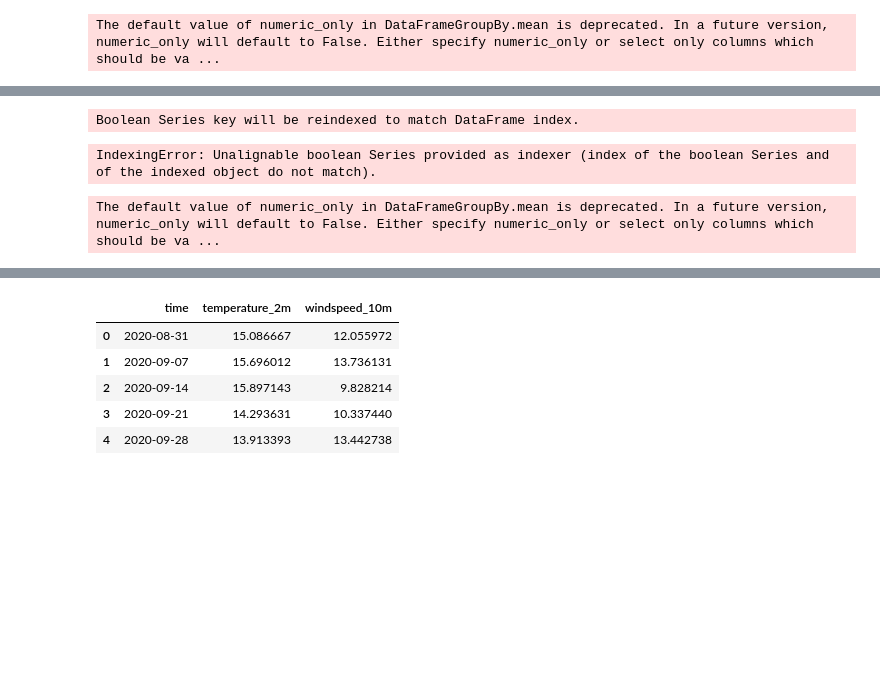
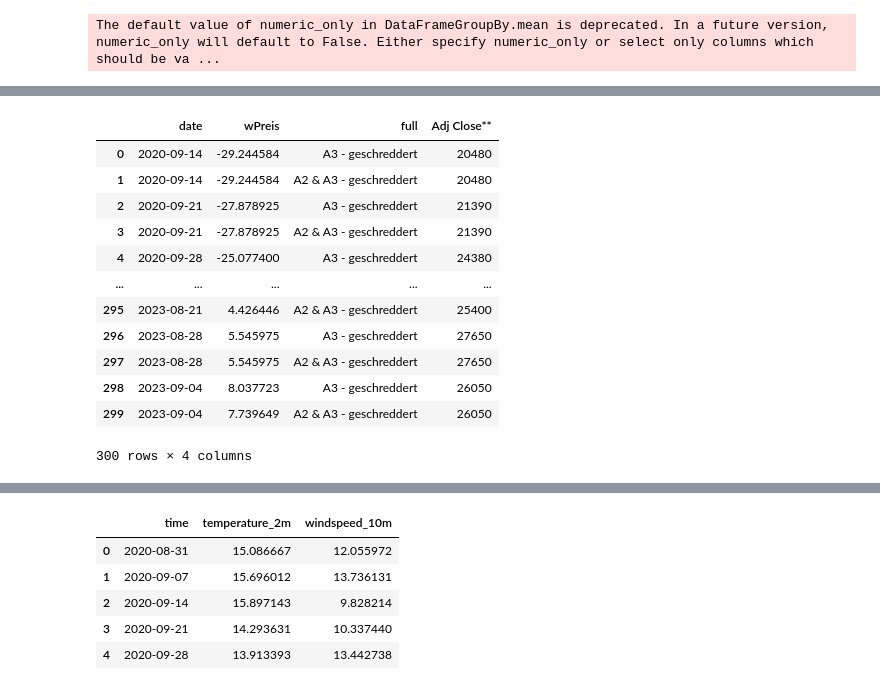
Before and after one commit to surajkarak/KIPA_DigiTrans, a Jupyter notebook: KIPA Project_DigiTrans.ipynb, the cells around one changed output, grey strips where cells are left out. Drawn from its saved outputs; the diff is of its cells as text; code cells hidden in the pictures; blank space fills up the shorter version.

```diff
--- a/KIPA Project_DigiTrans.ipynb
+++ b/KIPA Project_DigiTrans.ipynb
@@ -621,0 +620,3 @@ The default value of numeric_only in DataFrameGroupBy.mean is deprecated. In a f
+# %%
+gas = pd.read_excel('gas.xlsx')
+gas.head()
@@ -621,0 +630,2 @@ The default value of numeric_only in DataFrameGroupBy.mean is deprecated. In a f
+# %%
+gas["Date"] = pd.to_datetime(gas["Date"])
@@ -622,20 +635,39 @@ The default value of numeric_only in DataFrameGroupBy.mean is deprecated. In a f
+# %%
+combined_gas = pd.merge(TS5[['date', 'wPreis', 'full']], gas[['Date', 'Adj Close**']], left_on='date', right_on='Date', how='inner')
+# And drop the duplicate 'Date' column
+combined_gas = combined_gas.drop(columns='Date')
+combined_gas
+# %% [output]
+|  | date | wPreis | full | Adj Close** |
+| 0 | 2020-09-14 | -29.244584 | A3 - geschreddert | 20480 |
+| 1 | 2020-09-14 | -29.244584 | A2 & A3 - geschreddert | 20480 |
+| 2 | 2020-09-21 | -27.878925 | A3 - geschreddert | 21390 |
+| 3 | 2020-09-21 | -27.878925 | A2 & A3 - geschreddert | 21390 |
+| 4 | 2020-09-28 | -25.077400 | A3 - geschreddert | 24380 |
+| ... | ... | ... | ... | ... |
+| 295 | 2023-08-21 | 4.426446 | A2 & A3 - geschreddert | 25400 |
+| 296 | 2023-08-28 | 5.545975 | A3 - geschreddert | 27650 |
+| 297 | 2023-08-28 | 5.545975 | A2 & A3 - geschreddert | 27650 |
+| 298 | 2023-09-04 | 8.037723 | A3 - geschreddert | 26050 |
+| 299 | 2023-09-04 | 7.739649 | A2 & A3 - geschreddert | 26050 |
+300 rows × 4 columns
 # %%
 # Get unique categories
-categories = combined_elect['full'].unique()
+categories = combined_gas['full'].unique()
 
 # Create a Plotly figure
 fig = go.Figure()
 
 # Loop through each category and add a trace for it
 for category in categories:
-    category_data = combined_df[combined_elect['full'] == category]
-    fig.add_trace(go.Scatter(x=category_data['weekno'], y=category_data['wPreis'], mode='lines', name=f'wPreis ({category})'))
-    fig.add_trace(go.Scatter(x=category_data['weekno'], y=category_data['Spotmarktpreis in ct/kWh'], mode='lines', name=f'Spotmarktpreis in ct/kWh ({category})'))
+    category_data = combined_gas[combined_gas['full'] == category]
+    fig.add_trace(go.Scatter(x=category_data['date'], y=category_data['wPreis'], mode='lines', name=f'wPreis ({category})'))
+    fig.add_trace(go.Scatter(x=category_data['date'], y=category_data['Adj Close**'], mode='lines', name=f'Adj Close** ({category})'))
 
 # Customize the layout
 fig.update_layout(
-    title="Time Series Comparison of Spotmarktpreis in ct/kWh and wPreis by Category for the cluster [48,49]",
-    xaxis_title="Weekno",
+    title="Time Series Comparison by Category for the cluster [48,49]",
+    xaxis_title="Date",
     yaxis_title="Value",
     xaxis=dict(type='date'),
 )
@@ -645,44 +677,4 @@ fig.update_layout(showlegend=True)
 
 # Display the plot
 fig.show()
-# %% [output]
-Boolean Series key will be reindexed to match DataFrame index.
-IndexingError: Unalignable boolean Series provided as indexer (index of the boolean Series and of the indexed object do not match).
-# %%
-# Group the data by 'week' and 'full' and calculate weekly means
-grouped_data = combined_elect.groupby(['weekno', 'full']).mean().reset_index()
-
-# Get unique categories from the 'full' column
-categories = grouped_data['full'].unique()
-
-# Create an empty list to store the data traces
-data_traces = []
-
-# Create traces for each category
-for category in categories:
-    data = grouped_data[grouped_data['full'] == category]
-    trace = go.Scatter(
-        x=data['weekno'],
-        y=data['wPreis'],
-        mode='lines',
-        name=f'wPreis - {category}',
-        hoverinfo='x+y',
-    )
-    data_traces.append(trace)
-
-# Create layout for the plot
-layout = go.Layout(
-    title="Time Series of wPreis by Category",
-    xaxis=dict(title="Week"),
-    yaxis=dict(title="wPreis"),
-    showlegend=True,
-)
-
-# Create the Plotly figure
-fig = go.Figure(data=data_traces, layout=layout)
-
-# Show the interactive Plotly plot
-fig.show()
-# %% [output]
-The default value of numeric_only in DataFrameGroupBy.mean is deprecated. In a future version, numeric_only will default to False. Either specify numeric_only or select only columns which should be va ...
 # %%
```
Also changed, not shown: parts of 35 cells of this notebook.
